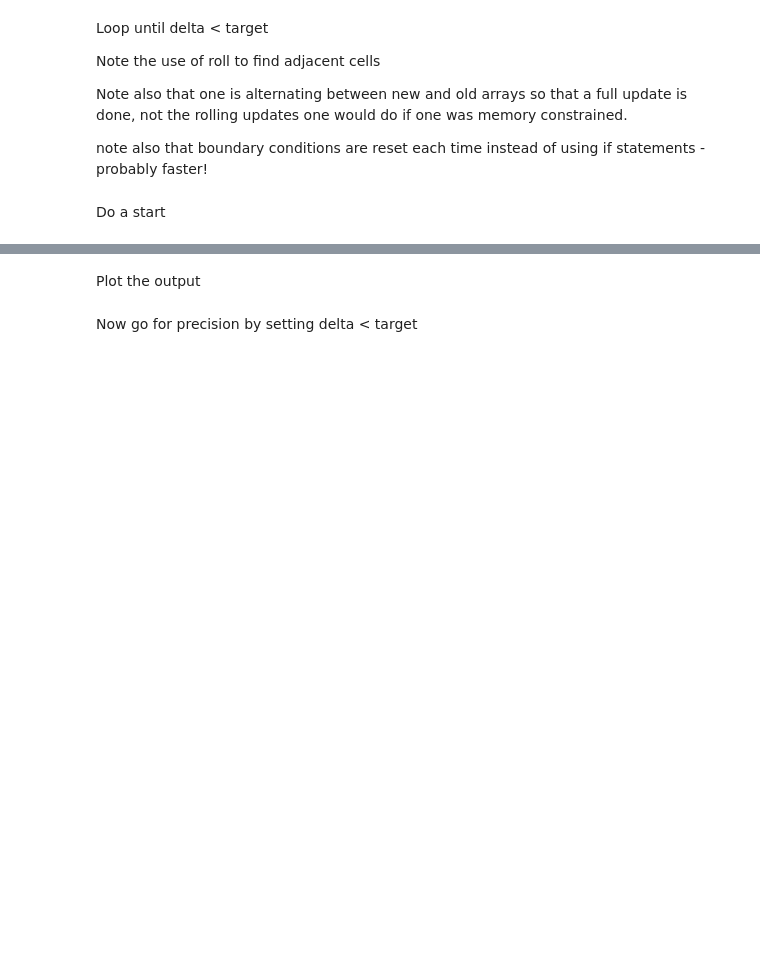
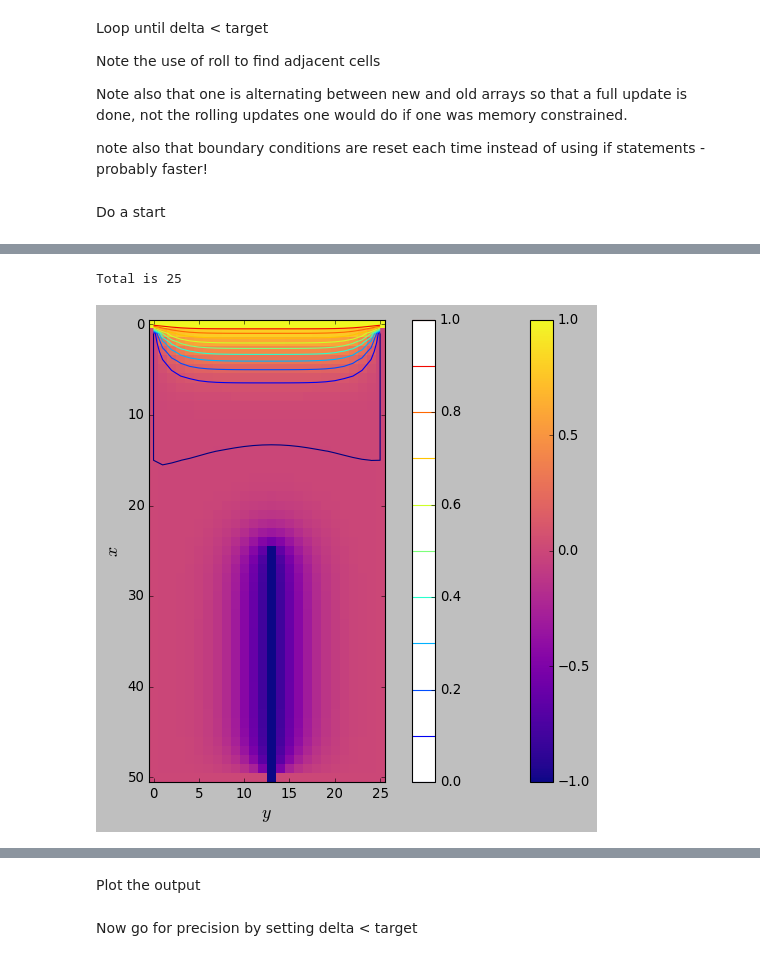
Before and after one commit to hschellman/EM, a Jupyter notebook: Poisson/improved.ipynb, the cells around one changed output, grey strips where cells are left out. Cells and saved outputs as stored; diff of their text form; code cells hidden in the pictures; blank space fills up the shorter version.

```diff
--- a/Poisson/improved.ipynb
+++ b/Poisson/improved.ipynb
@@ -136,18 +149,22 @@ cbar2 = plt.colorbar(cb);
 # %%
 phi_old,count  = calculate(delta=delta,limit=0.01,phi_old=phi_old)
 total += count
 print ("Total is",total)
 #print(phi)
 
 #print (phi_old)
 plt.figure()
 plt.xlabel('$y$')
 plt.ylabel('$x$')
-plt.title('See Griffiths Fig. 3.18.  Newman Fig. 9.3')
+#plt.title('See Griffiths Fig. 3.18.  Newman Fig. 9.3')
 fig = plt.imshow(phi_old, cmap='plasma',interpolation='none');
 cb = plt.contour(phi_old,levels=[0.0,0.1,0.2,0.3,0.4,0.5,0.6,0.7,0.8,0.9,1.0]);
 cbar = plt.colorbar(fig);
 cbar2 = plt.colorbar(cb);
+plt.savefig("09_Poisson%3d.png"%(1000-count),transparent=False)
+# %% [output]
+Total is 25
+[figure, added]
 # %%
 phi_old,count = calculate(delta=delta,limit=0.001,phi_old=phi_old)
 total += count
```
Also changed, not shown: parts of 10 cells of this notebook.
